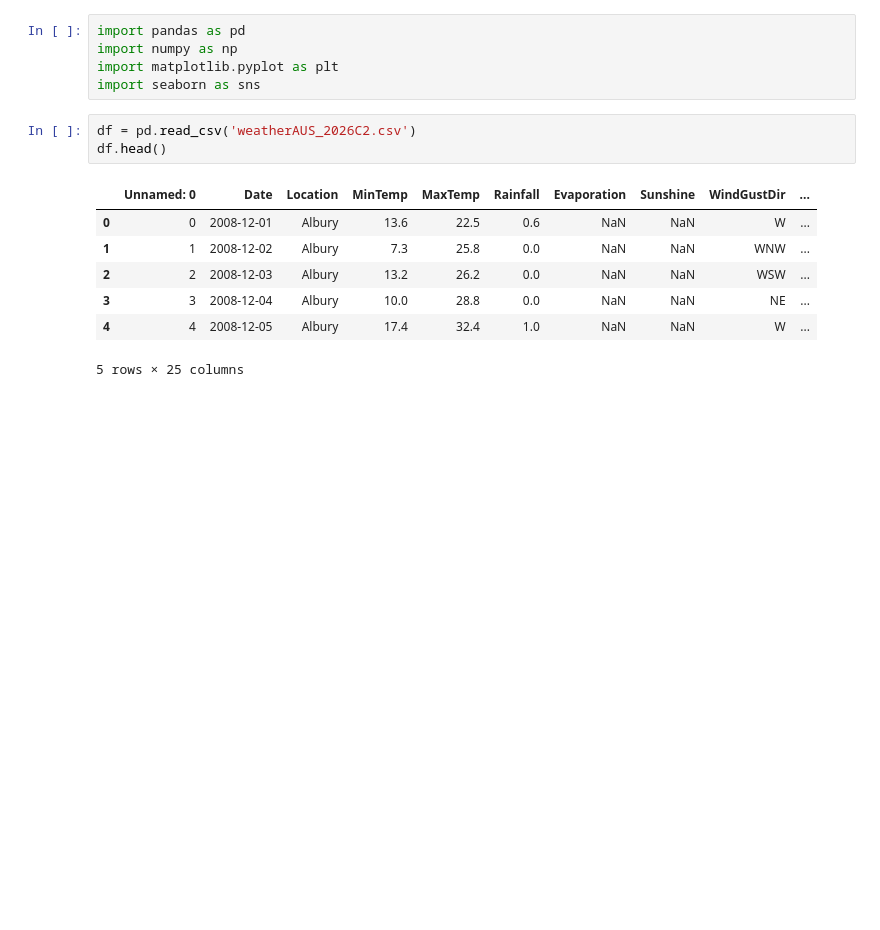
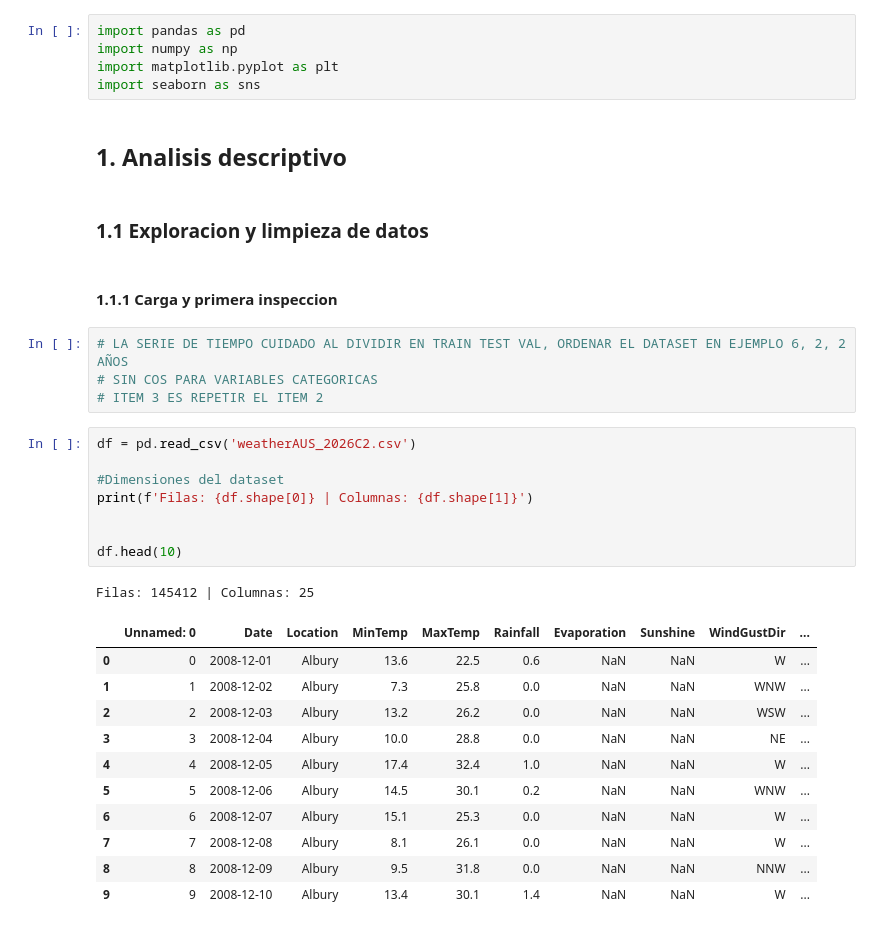
Before and after one commit to FrancoVenesia/TP_AA1_Perez_Venesia_Welsechen_CruzElizondoRios, a Jupyter notebook: TP_2/TP-clasificacion-AA1.ipynb, the cells around one changed output. Cells and saved outputs as stored; diff of their text form; blank space fills up the shorter version.

```diff
--- a/TP_2/TP-clasificacion-AA1.ipynb
+++ b/TP_2/TP-clasificacion-AA1.ipynb
@@ -14,14 +41,34 @@ import pandas as pd
 import numpy as np
 import matplotlib.pyplot as plt
 import seaborn as sns
+# %% [markdown]
+## 1. Analisis descriptivo
+# %% [markdown]
+### 1.1 Exploracion y limpieza de datos
+# %% [markdown]
+#### 1.1.1 Carga y primera inspeccion
+# %%
+# LA SERIE DE TIEMPO CUIDADO AL DIVIDIR EN TRAIN TEST VAL, ORDENAR EL DATASET EN EJEMPLO 6, 2, 2 AÑOS
+# SIN COS PARA VARIABLES CATEGORICAS
+# ITEM 3 ES REPETIR EL ITEM 2
 # %%
 df = pd.read_csv('weatherAUS_2026C2.csv')
-df.head()
+
+#Dimensiones del dataset
+print(f'Filas: {df.shape[0]} | Columnas: {df.shape[1]}')
+
+
+df.head(10)
 # %% [output]
+Filas: 145412 | Columnas: 25
 |  | Unnamed: 0 | Date | Location | MinTemp | MaxTemp | Rainfall | Evaporation | Sunshine | WindGustDir | ... |
 | 0 | 0 | 2008-12-01 | Albury | 13.6 | 22.5 | 0.6 | NaN | NaN | W | ... |
 | 1 | 1 | 2008-12-02 | Albury | 7.3 | 25.8 | 0.0 | NaN | NaN | WNW | ... |
 | 2 | 2 | 2008-12-03 | Albury | 13.2 | 26.2 | 0.0 | NaN | NaN | WSW | ... |
 | 3 | 3 | 2008-12-04 | Albury | 10.0 | 28.8 | 0.0 | NaN | NaN | NE | ... |
 | 4 | 4 | 2008-12-05 | Albury | 17.4 | 32.4 | 1.0 | NaN | NaN | W | ... |
+| 5 | 5 | 2008-12-06 | Albury | 14.5 | 30.1 | 0.2 | NaN | NaN | WNW | ... |
+| 6 | 6 | 2008-12-07 | Albury | 15.1 | 25.3 | 0.0 | NaN | NaN | W | ... |
+| 7 | 7 | 2008-12-08 | Albury | 8.1 | 26.1 | 0.0 | NaN | NaN | W | ... |
+| 8 | 8 | 2008-12-09 | Albury | 9.5 | 31.8 | 0.0 | NaN | NaN | NNW | ... |
+| 9 | 9 | 2008-12-10 | Albury | 13.4 | 30.1 | 1.4 | NaN | NaN | W | ... |
-5 rows × 25 columns
```
Also changed, not shown: parts of 31 cells of this notebook.
